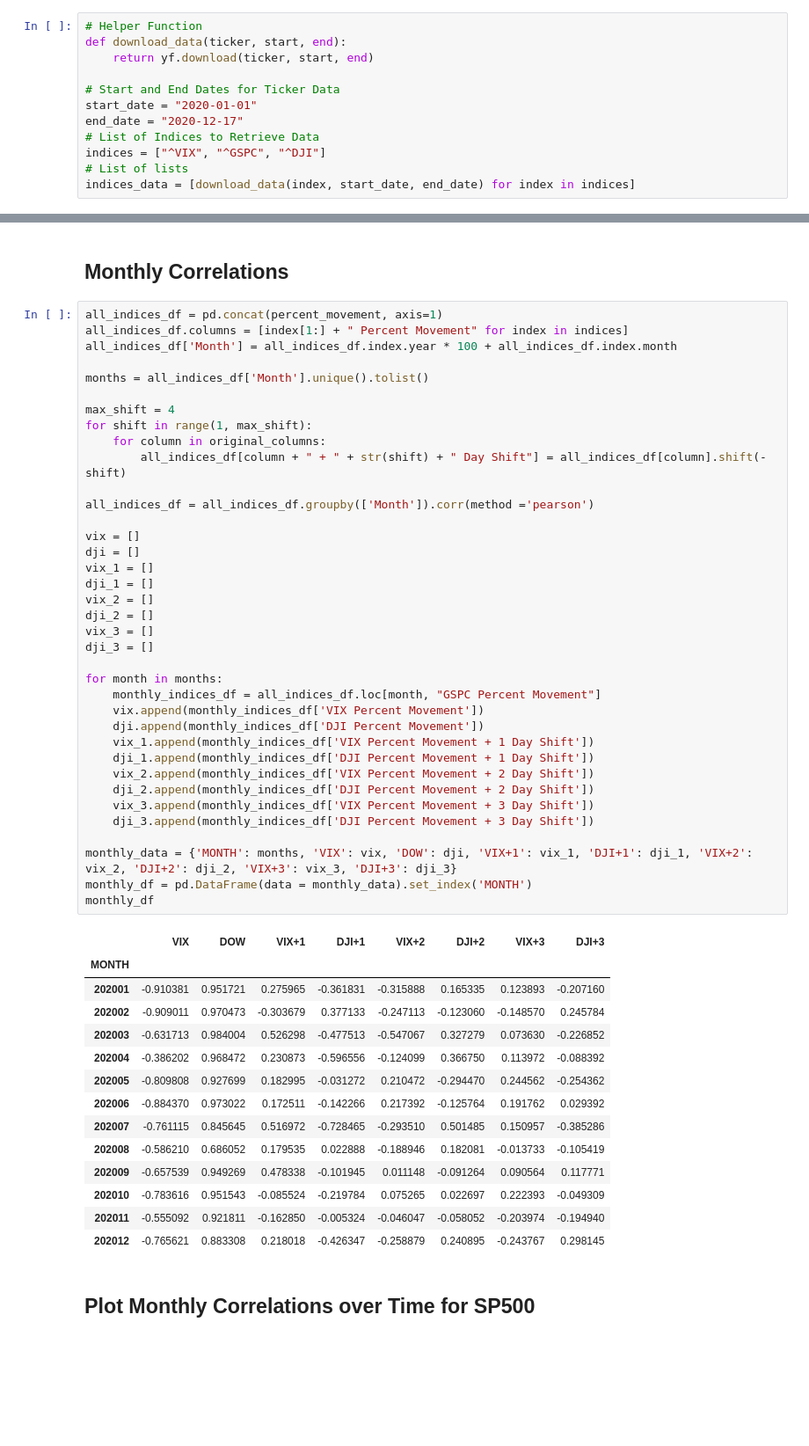
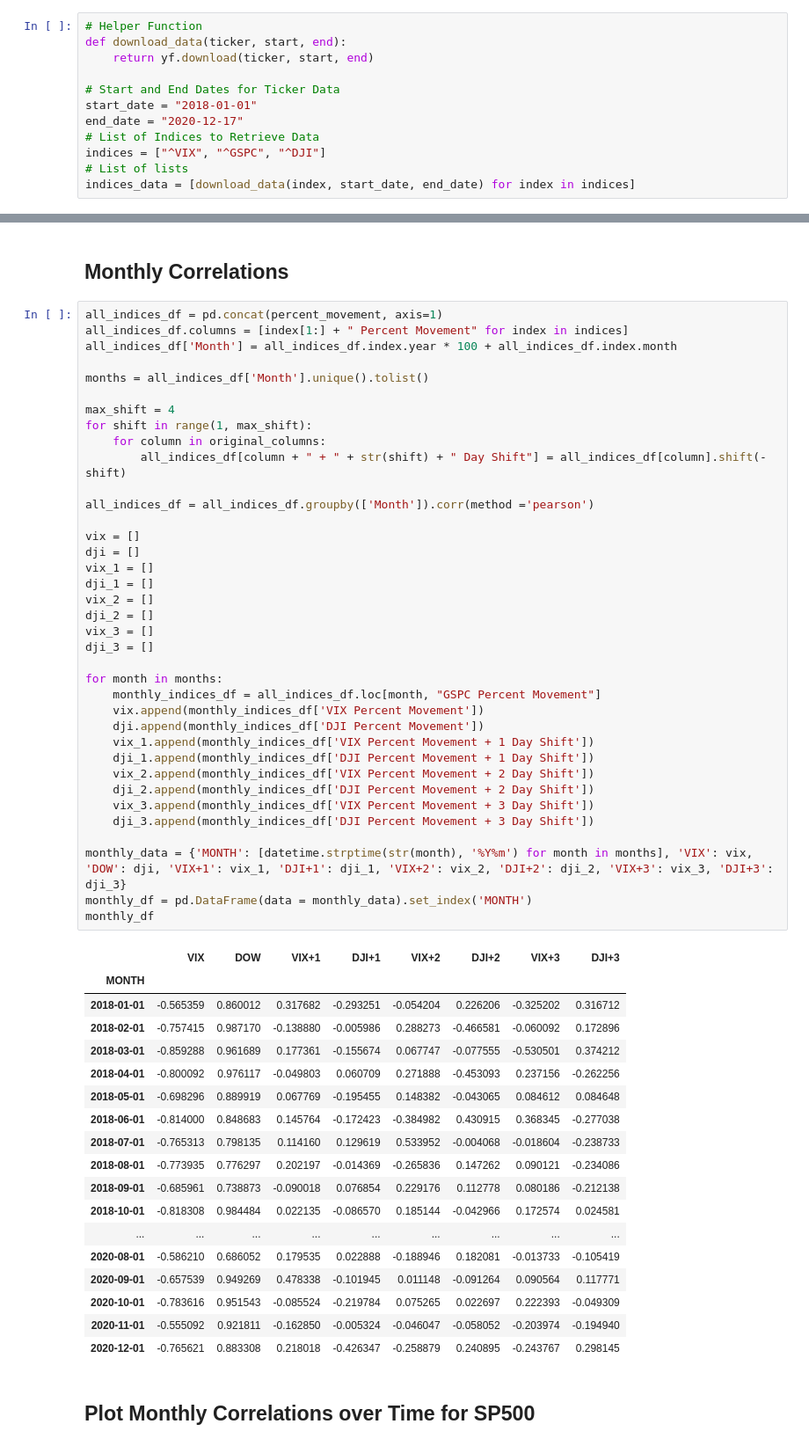
Before and after one commit to platypus-capital/options, a Jupyter notebook: jupyter/Index Correlations.ipynb, the cells around one changed output, grey strips where cells are left out. Shown at 88% size. Drawn from its saved outputs; the diff is of its cells as text; blank space fills up the shorter version.

```diff
--- a/jupyter/Index Correlations.ipynb
+++ b/jupyter/Index Correlations.ipynb
@@ -17,7 +18,7 @@ def download_data(ticker, start, end):
     return yf.download(ticker, start, end)
 
 # Start and End Dates for Ticker Data
-start_date = "2020-01-01"
+start_date = "2018-01-01"
 end_date = "2020-12-17"
 # List of Indices to Retrieve Data
 indices = ["^VIX", "^GSPC", "^DJI"]
@@ -93,46 +94,50 @@ for shift in range(1, max_shift):
     for column in original_columns:
         all_indices_df[column + " + " + str(shift) + " Day Shift"] = all_indices_df[column].shift(-shift)
 
 all_indices_df = all_indices_df.groupby(['Month']).corr(method ='pearson')
 
 vix = []
 dji = []
 vix_1 = []
 dji_1 = []
 vix_2 = []
 dji_2 = []
 vix_3 = []
 dji_3 = []
 
 for month in months:
     monthly_indices_df = all_indices_df.loc[month, "GSPC Percent Movement"]
     vix.append(monthly_indices_df['VIX Percent Movement'])
     dji.append(monthly_indices_df['DJI Percent Movement'])
     vix_1.append(monthly_indices_df['VIX Percent Movement + 1 Day Shift'])
     dji_1.append(monthly_indices_df['DJI Percent Movement + 1 Day Shift'])
     vix_2.append(monthly_indices_df['VIX Percent Movement + 2 Day Shift'])
     dji_2.append(monthly_indices_df['DJI Percent Movement + 2 Day Shift'])
     vix_3.append(monthly_indices_df['VIX Percent Movement + 3 Day Shift'])
     dji_3.append(monthly_indices_df['DJI Percent Movement + 3 Day Shift'])
 
-monthly_data = {'MONTH': months, 'VIX': vix, 'DOW': dji, 'VIX+1': vix_1, 'DJI+1': dji_1, 'VIX+2': vix_2, 'DJI+2': dji_2, 'VIX+3': vix_3, 'DJI+3': dji_3}
+monthly_data = {'MONTH': [datetime.strptime(str(month), '%Y%m') for month in months], 'VIX': vix, 'DOW': dji, 'VIX+1': vix_1, 'DJI+1': dji_1, 'VIX+2': vix_2, 'DJI+2': dji_2, 'VIX+3': vix_3, 'DJI+3': dji_3}
 monthly_df = pd.DataFrame(data = monthly_data).set_index('MONTH')
 monthly_df
 # %% [output]
 |  | VIX | DOW | VIX+1 | DJI+1 | VIX+2 | DJI+2 | VIX+3 | DJI+3 |
 | MONTH |  |  |  |  |  |  |  |  |
-| 202001 | -0.910381 | 0.951721 | 0.275965 | -0.361831 | -0.315888 | 0.165335 | 0.123893 | -0.207160 |
-| 202002 | -0.909011 | 0.970473 | -0.303679 | 0.377133 | -0.247113 | -0.123060 | -0.148570 | 0.245784 |
-| 202003 | -0.631713 | 0.984004 | 0.526298 | -0.477513 | -0.547067 | 0.327279 | 0.073630 | -0.226852 |
-| 202004 | -0.386202 | 0.968472 | 0.230873 | -0.596556 | -0.124099 | 0.366750 | 0.113972 | -0.088392 |
-| 202005 | -0.809808 | 0.927699 | 0.182995 | -0.031272 | 0.210472 | -0.294470 | 0.244562 | -0.254362 |
-| 202006 | -0.884370 | 0.973022 | 0.172511 | -0.142266 | 0.217392 | -0.125764 | 0.191762 | 0.029392 |
-| 202007 | -0.761115 | 0.845645 | 0.516972 | -0.728465 | -0.293510 | 0.501485 | 0.150957 | -0.385286 |
-| 202008 | -0.586210 | 0.686052 | 0.179535 | 0.022888 | -0.188946 | 0.182081 | -0.013733 | -0.105419 |
-| 202009 | -0.657539 | 0.949269 | 0.478338 | -0.101945 | 0.011148 | -0.091264 | 0.090564 | 0.117771 |
-| 202010 | -0.783616 | 0.951543 | -0.085524 | -0.219784 | 0.075265 | 0.022697 | 0.222393 | -0.049309 |
-| 202011 | -0.555092 | 0.921811 | -0.162850 | -0.005324 | -0.046047 | -0.058052 | -0.203974 | -0.194940 |
-| 202012 | -0.765621 | 0.883308 | 0.218018 | -0.426347 | -0.258879 | 0.240895 | -0.243767 | 0.298145 |
+| 2018-01-01 | -0.565359 | 0.860012 | 0.317682 | -0.293251 | -0.054204 | 0.226206 | -0.325202 | 0.316712 |
+| 2018-02-01 | -0.757415 | 0.987170 | -0.138880 | -0.005986 | 0.288273 | -0.466581 | -0.060092 | 0.172896 |
+| 2018-03-01 | -0.859288 | 0.961689 | 0.177361 | -0.155674 | 0.067747 | -0.077555 | -0.530501 | 0.374212 |
+| 2018-04-01 | -0.800092 | 0.976117 | -0.049803 | 0.060709 | 0.271888 | -0.453093 | 0.237156 | -0.262256 |
+| 2018-05-01 | -0.698296 | 0.889919 | 0.067769 | -0.195455 | 0.148382 | -0.043065 | 0.084612 | 0.084648 |
+| 2018-06-01 | -0.814000 | 0.848683 | 0.145764 | -0.172423 | -0.384982 | 0.430915 | 0.368345 | -0.277038 |
+| 2018-07-01 | -0.765313 | 0.798135 | 0.114160 | 0.129619 | 0.533952 | -0.004068 | -0.018604 | -0.238733 |
+| 2018-08-01 | -0.773935 | 0.776297 | 0.202197 | -0.014369 | -0.265836 | 0.147262 | 0.090121 | -0.234086 |
+| 2018-09-01 | -0.685961 | 0.738873 | -0.090018 | 0.076854 | 0.229176 | 0.112778 | 0.080186 | -0.212138 |
+| 2018-10-01 | -0.818308 | 0.984484 | 0.022135 | -0.086570 | 0.185144 | -0.042966 | 0.172574 | 0.024581 |
+| ... | ... | ... | ... | ... | ... | ... | ... | ... |
+| 2020-08-01 | -0.586210 | 0.686052 | 0.179535 | 0.022888 | -0.188946 | 0.182081 | -0.013733 | -0.105419 |
+| 2020-09-01 | -0.657539 | 0.949269 | 0.478338 | -0.101945 | 0.011148 | -0.091264 | 0.090564 | 0.117771 |
+| 2020-10-01 | -0.783616 | 0.951543 | -0.085524 | -0.219784 | 0.075265 | 0.022697 | 0.222393 | -0.049309 |
+| 2020-11-01 | -0.555092 | 0.921811 | -0.162850 | -0.005324 | -0.046047 | -0.058052 | -0.203974 | -0.194940 |
+| 2020-12-01 | -0.765621 | 0.883308 | 0.218018 | -0.426347 | -0.258879 | 0.240895 | -0.243767 | 0.298145 |
 # %% [markdown]
 ## Plot Monthly Correlations over Time for SP500
 # %%
```
Also changed, not shown: parts of 4 cells of this notebook.
